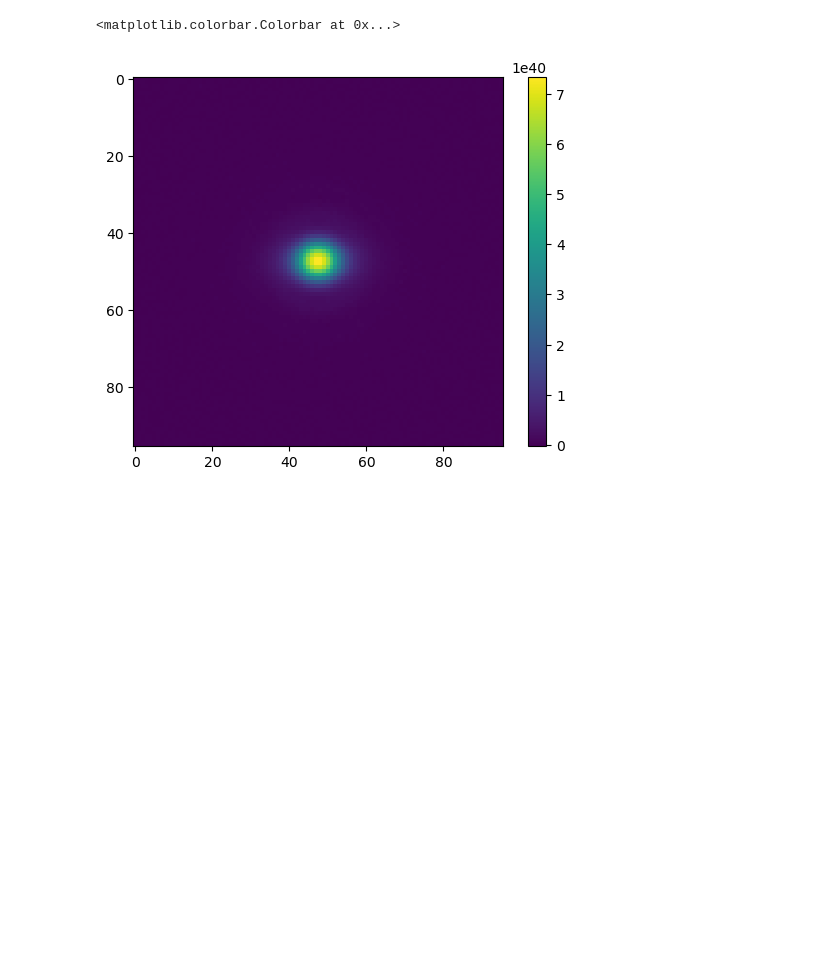
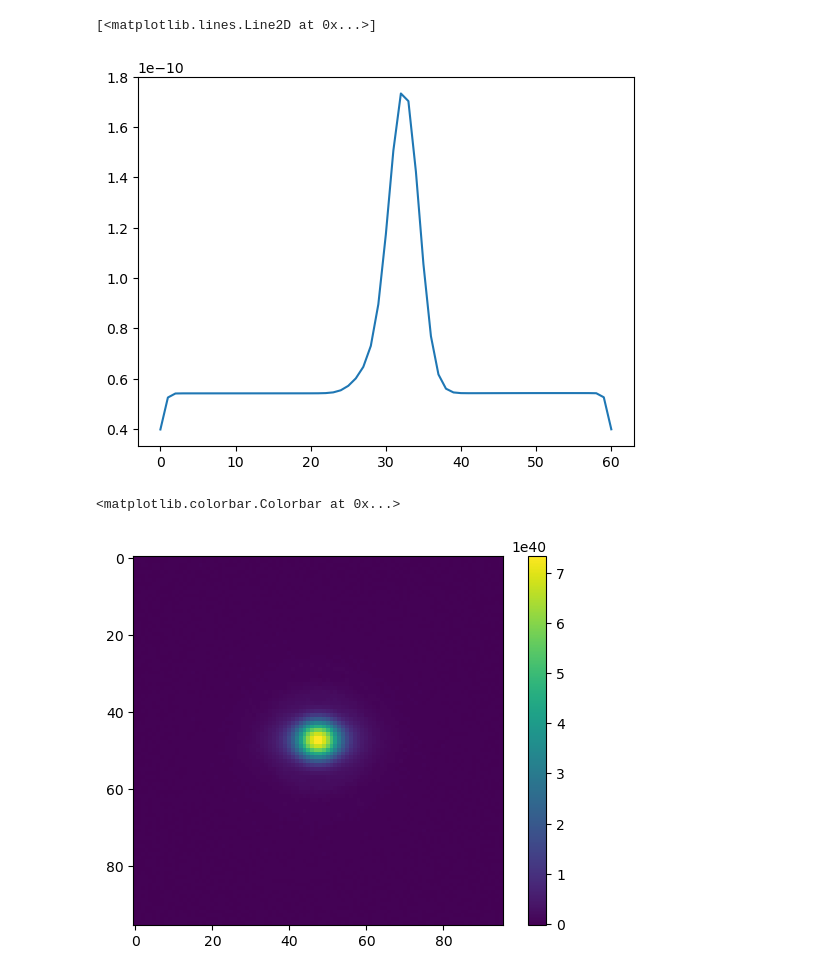
Before and after one commit to KinematicLensing/kl-nn, a Jupyter notebook: data_generate/notebooks/test_make_tng_datavector.ipynb, the cells around one changed output. Drawn from its saved outputs; the diff is of its cells as text; code cells hidden in the pictures; blank space fills up the shorter version.

```diff
--- a/data_generate/notebooks/test_make_tng_datavector.ipynb
+++ b/data_generate/notebooks/test_make_tng_datavector.ipynb
@@ -56,0 +90,13 @@ render_cfg_clean = TNGRenderConfig(image_pars=image_pars,
+# %%
+cube_phot = gen_phot.generate_cube(render_cfg_clean,
+                         cube_pars_phot,
+                         spec_cfg,
+                         line_fluxes=line_fluxes,
+                         line_continua=line_continua,
+                         )
+cube_spec = gen_spec.generate_cube(render_cfg_clean,
+                         cube_pars_spec,
+                         spec_cfg,
+                         line_fluxes=line_fluxes,
+                         line_continua=line_continua,
+                         )
@@ -56,0 +107,3 @@ render_cfg_clean = TNGRenderConfig(image_pars=image_pars,
+# %%
+# img = gen_phot.fiber_observe_cube(cube_phot)
+spec, _ = gen_spec.fiber_observe_cube(cube_spec)
@@ -57 +116,6 @@ render_cfg_clean = TNGRenderConfig(image_pars=image_pars,
+# %%
+plt.plot(spec)
+# %% [output]
+[<matplotlib.lines.Line2D at 0x...>]
+[figure, added]
 # %%
```
Also changed, not shown: parts of 15 cells of this notebook, 15 other files.
